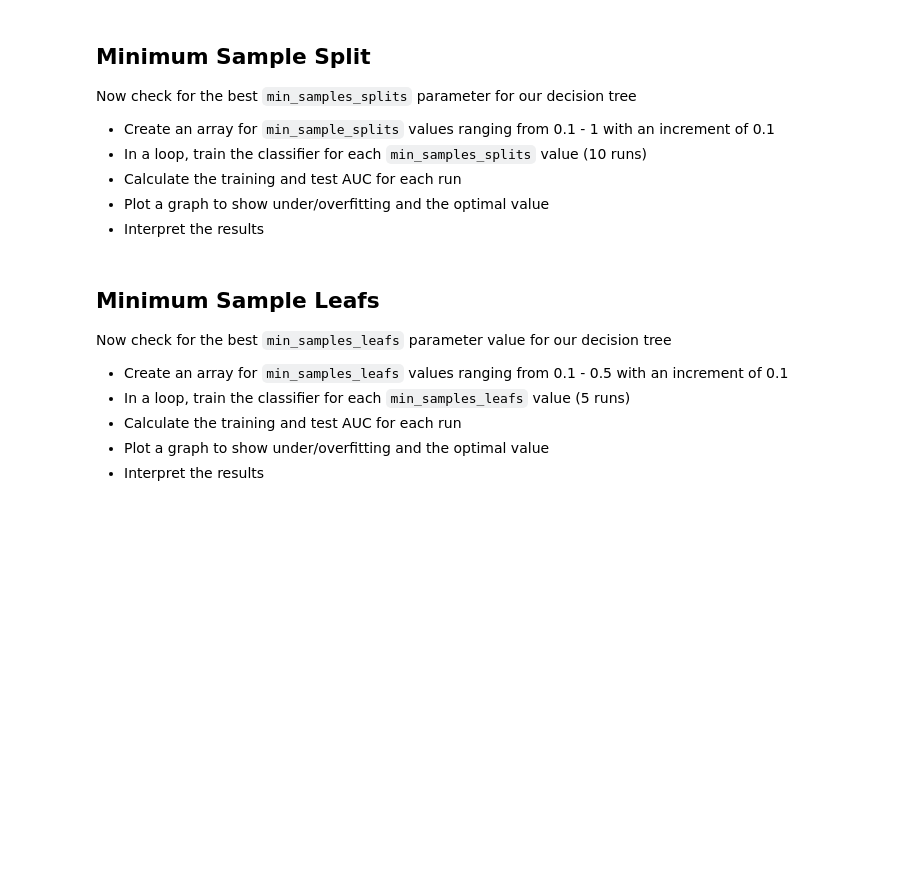
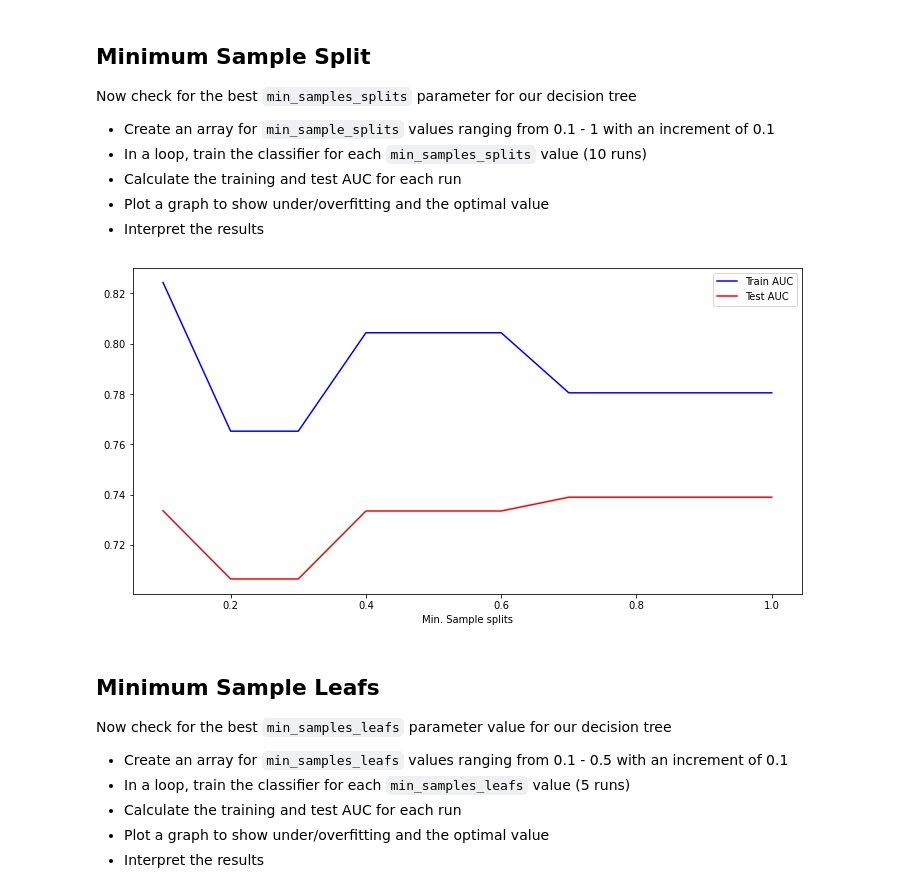
Before and after one commit to Pamela-Chebii/dsc-tuning-decision-trees-lab, a Jupyter notebook: index.ipynb, the cells around one changed output. Cells and saved outputs as stored; diff of their text form; code cells hidden in the pictures; blank space fills up the shorter version.

Commit message:
min_sample_split

```diff
--- a/index.ipynb
+++ b/index.ipynb
@@ -136,0 +133,25 @@ Now check for the best `min_samples_splits` parameter for our decision tree
+# %%
+# Identify the optimal min-samples-split for given data
+min_samples_splits = np.linspace(0.1, 1.0, 10, endpoint=True)
+train_results = []
+test_results = []
+for min_samples_split in min_samples_splits:
+    dt = DecisionTreeClassifier(criterion='entropy', min_samples_split=min_samples_split, random_state=SEED)
+    dt.fit(X_train, y_train)
+    train_pred = dt.predict(X_train)
+    false_positive_rate, true_positive_rate, thresholds =    roc_curve(y_train, train_pred)
+    roc_auc = auc(false_positive_rate, true_positive_rate)
+    train_results.append(roc_auc)
+    y_pred = dt.predict(X_test)
+    false_positive_rate, true_positive_rate, thresholds = roc_curve(y_test, y_pred)
+    roc_auc = auc(false_positive_rate, true_positive_rate)
+    test_results.append(roc_auc)
+
+plt.figure(figsize=(12,6))
+plt.plot(min_samples_splits, train_results, 'b', label='Train AUC')
+plt.plot(min_samples_splits, test_results, 'r', label='Test AUC')
+plt.xlabel('Min. Sample splits')
+plt.legend()
+plt.show()
+# %% [output]
+[figure, added]
```
Also changed, not shown: parts of 3 cells of this notebook.
